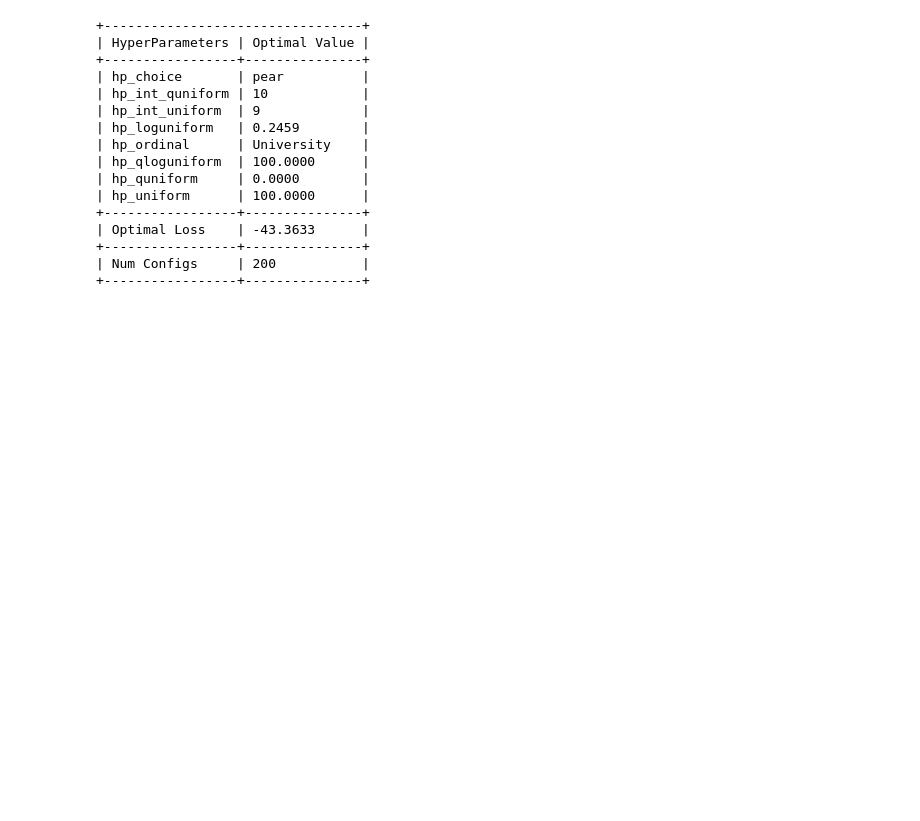
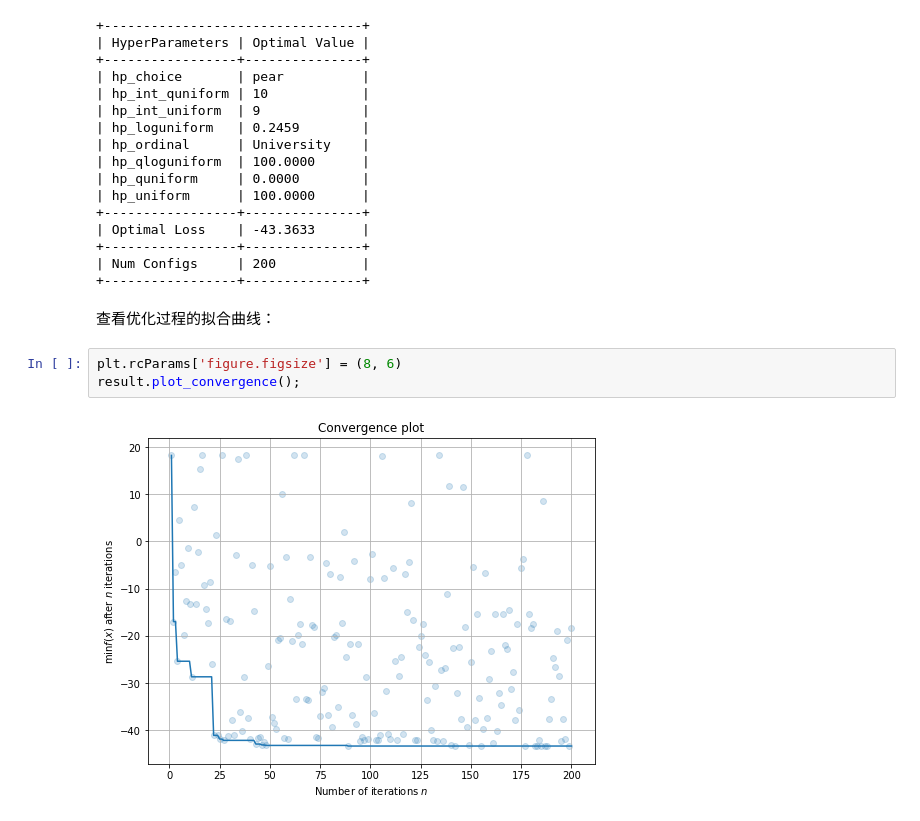
Before and after one commit to auto-flow/ultraopt, a Jupyter notebook: tutorials/02. Multiple Parameter.ipynb, the cells around one changed output. Cells and saved outputs as stored; diff of their text form; blank space fills up the shorter version.

```diff
--- a/tutorials/02. Multiple Parameter.ipynb
+++ b/tutorials/02. Multiple Parameter.ipynb
@@ -220,3 +233,10 @@ result
 +-----------------+---------------+
 | Num Configs     | 200           |
 +-----------------+---------------+
+# %% [markdown]
+查看优化过程的拟合曲线：
+# %%
+plt.rcParams['figure.figsize'] = (8, 6)
+result.plot_convergence();
+# %% [output]
+[figure, added]
```
Also changed, not shown: parts of 7 cells of this notebook, 12 other files.
